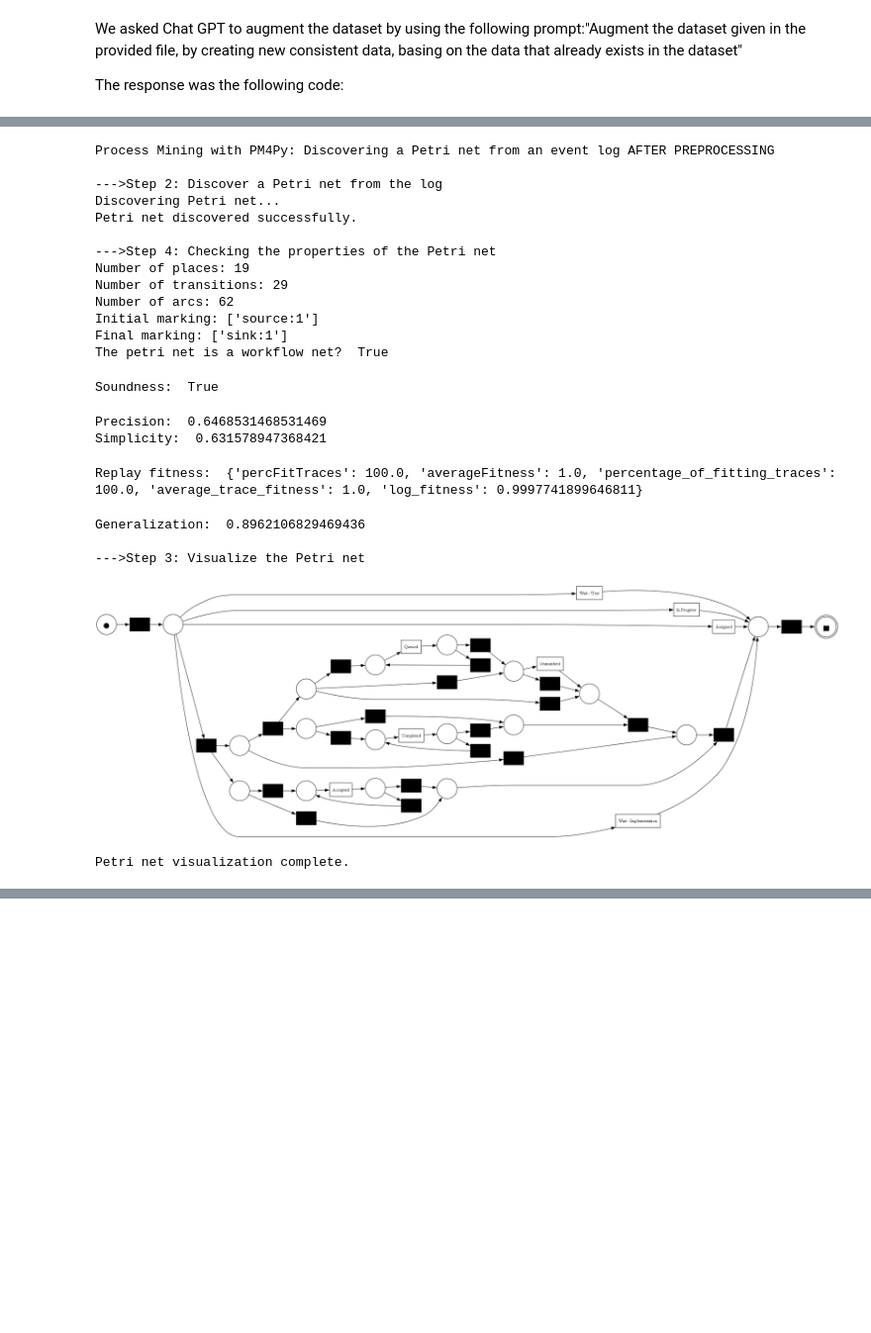
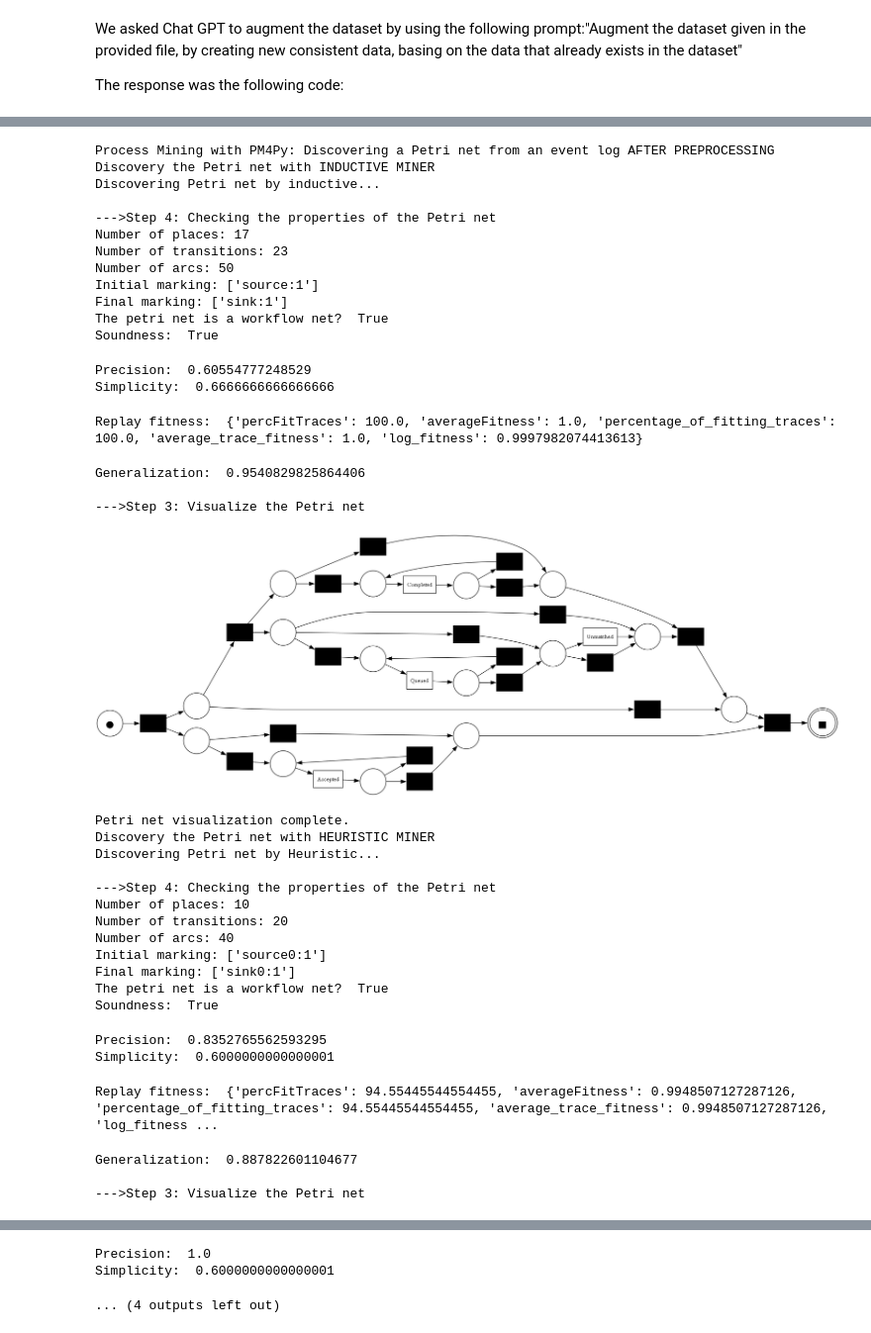
Before and after one commit to nicolabalzano/ProcessMiningPetriNet, a Jupyter notebook: project.ipynb, the cells around one changed output, grey strips where cells are left out. Shown at 99% size. Saved outputs shown, nothing was run; the diff lists cells and outputs as text; code cells hidden in the pictures; blank space fills up the shorter version.

```diff
--- a/project.ipynb
+++ b/project.ipynb
@@ -432,7 +524,7 @@ base_data = {
     "org:resource": ["Frederic", "Anne Claire", "Eric", "Adam", "Denny", "Paul", "Åse", "Joseph", "Björn T", "Suliman", "Jon", "Gustav", "Magnus"],
     "organization involved": ["Org line A2", "Org line C", "Org line B3", "Org line D"],
     "org:role": ["A2_4", "A2_5", "B3_1", "V3_2", "E_10", "C_6"],
-    "concept:name": ["Accepted", "Queued", "In Progress", "Completed", "Assigned"],
+    "concept:name": ["Accepted", "Queued", "Completed", "Unmatched"],
     "impact": ["Medium"],
     "product": ["PROD582", "PROD453", "PROD613"],
     "lifecycle:transition": ["In Progress", "Awaiting Assignment", "Assigned", "Resolved", "Closed", "Wait - User"],
@@ -505,38 +597,68 @@ GPT_event_log = convert_to_event_log(df_incremented_GPT)
 # %%
 print("Process Mining with PM4Py: Discovering a Petri net from an event log AFTER PREPROCESSING")
 
 # Import the event log
 event_log = GPT_event_log
 (event_log_train, event_log_test) = pm4py.ml.split_train_test(event_log)
 
-# Discover the Petri net
-net, initial_marking, final_marking = discover_petri_net(event_log_train)
-
+# Discover the Petri net with INDUCTIVE MINER
+print("Discovery the Petri net with INDUCTIVE MINER")
+net, initial_marking, final_marking = discover_petri_net_inductive(event_log_train)
 # Check the properties of the Petri net
 checking_petri_net_properties(net, initial_marking, final_marking, event_log_test)
-
 # Visualize the Petri net
 visualize_petri_net(net, initial_marking, final_marking)
+
+# Discovery the Petri net with HEURISTIC MINER
+print("Discovery the Petri net with HEURISTIC MINER")
+net, initial_marking, final_marking = discover_petri_net_Heuristic(event_log_train)
+# Check the properties of the Petri net
+checking_petri_net_properties(net, initial_marking, final_marking, event_log_test)
+# Visualize the Petri net
+visualize_petri_net(net, initial_marking, final_marking)
+
+# Discovery the Petri net with ALPHA MINER
+print("Discovery the Petri net with ALPHA MINER")
+net, initial_marking, final_marking = discover_petri_net_alpha(event_log_train)
+# Check the properties of the Petri net
+checking_petri_net_properties(net, initial_marking, final_marking, event_log_test)
+# Visualize the Petri net
+visualize_petri_net(net, initial_marking, final_marking)
 # %% [output]
 Process Mining with PM4Py: Discovering a Petri net from an event log AFTER PREPROCESSING
-
---->Step 2: Discover a Petri net from the log
-Discovering Petri net...
-Petri net discovered successfully.
+Discovery the Petri net with INDUCTIVE MINER
+Discovering Petri net by inductive...
 
 --->Step 4: Checking the properties of the Petri net
-Number of places: 19
-Number of transitions: 29
-Number of arcs: 62
+Number of places: 17
+Number of transitions: 23
+Number of arcs: 50
 Initial marking: ['source:1']
 Final marking: ['sink:1']
 The petri net is a workflow net?  True
+Soundness:  True
-Soundness:  True
+Precision:  0.60554777248529
+Simplicity:  0.6666666666666666
-Precision:  0.6468531468531469
-Simplicity:  0.631578947368421
+Replay fitness:  {'percFitTraces': 100.0, 'averageFitness': 1.0, 'percentage_of_fitting_traces': 100.0, 'average_trace_fitness': 1.0, 'log_fitness': 0.9997982074413613}
-Replay fitness:  {'percFitTraces': 100.0, 'averageFitness': 1.0, 'percentage_of_fitting_traces': 100.0, 'average_trace_fitness': 1.0, 'log_fitness': 0.9997741899646811}
+Generalization:  0.9540829825864406
+
+--->Step 3: Visualize the Petri net
+[figure, new version]
-Generalization:  0.8962106829469436
+Petri net visualization complete.
+Discovery the Petri net with HEURISTIC MINER
+Discovering Petri net by Heuristic...
 
---->Step 3: Visualize the Petri net
+--->Step 4: Checking the properties of the Petri net
+Number of places: 10
+Number of transitions: 20
+Number of arcs: 40
+Initial marking: ['source0:1']
+Final marking: ['sink0:1']
+The petri net is a workflow net?  True
+Soundness:  True
-[figure, old version]
-Petri net visualization complete.
+Precision:  0.8352765562593295
+Simplicity:  0.6000000000000001
+Replay fitness:  {'percFitTraces': 94.55445544554455, 'averageFitness': 0.9948507127287126, 'percentage_of_fitting_traces': 94.55445544554455, 'average_trace_fitness': 0.9948507127287126, 'log_fitness ...
+Generalization:  0.887822601104677
+
+--->Step 3: Visualize the Petri net
@@ -542,0 +678,3 @@ Petri net visualization complete.
+Precision:  1.0
+Simplicity:  0.6000000000000001
+... (4 outputs left out)
```
Also changed, not shown: parts of 8 cells of this notebook, 2 other files.
